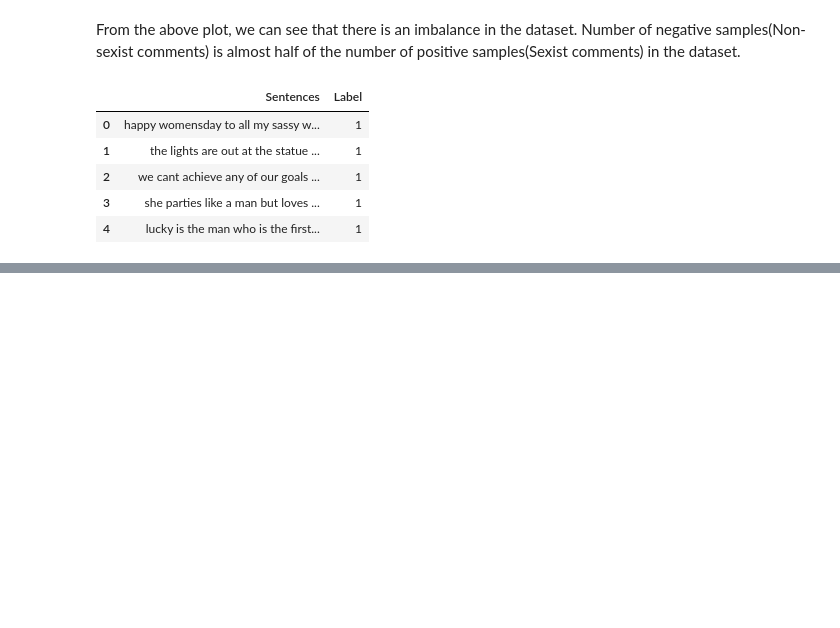
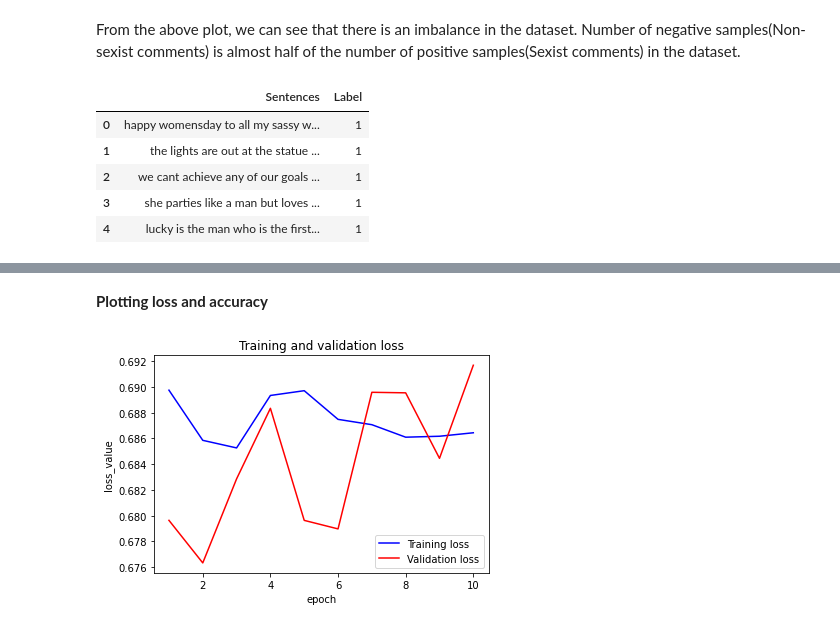
Before and after one commit to PadmajaVB/Sexist-Statement-Detection, a Jupyter notebook: SexistCommentDetection_Final.ipynb, the cells around one changed output, grey strips where cells are left out. Drawn from its saved outputs; the diff is of its cells as text; code cells hidden in the pictures; blank space fills up the shorter version.

```diff
--- a/SexistCommentDetection_Final.ipynb
+++ b/SexistCommentDetection_Final.ipynb
@@ -127,0 +682,14 @@ df.head()
+# %%
+def create_dataset(x,y):
+  ragged_x = tf.ragged.constant(x)
+  ragged_y = tf.ragged.constant(y)
+  dataset = tf.data.Dataset.from_tensor_slices((ragged_x,ragged_y))
+  dataset = dataset.shuffle(1000)
+  dataset = dataset.batch(32)
+  dataset = dataset.map(lambda x,y: (x.to_tensor(default_value=0, shape=[None, None]), y), num_parallel_calls=3)
+  dataset = dataset.prefetch(3)
+  return dataset
+# %%
+dataset_train = create_dataset(train_data, df_train["Label"])
+dataset_val = create_dataset(val_data, df_val["Label"])
+dataset_test = create_dataset(test_data, df_test["Label"])
@@ -127,0 +702,12 @@ df.head()
+# %%
+# baseline model
+
+Inputs=  tf.keras.layers.Input(shape=(None,))
+Embedding= tf.keras.layers.Embedding(vocab_size, 300)(Inputs)
+RNN_1= (tf.keras.layers.SimpleRNN(32, return_sequences=False))(Embedding)
+Dense= tf.keras.layers.Dense(1, activation= 'sigmoid')(RNN_1)
+model= tf.keras.Model(inputs= Inputs, outputs= Dense)
+model.compile(optimizer=tf.keras.optimizers.Adam(),
+                 loss=tf.losses.BinaryCrossentropy(),
+                 metrics=['accuracy'])
+model.summary()
@@ -127,0 +731,2 @@ df.head()
+# %%
+history= model.fit(dataset_train, epochs=10, validation_data = dataset_val)
@@ -127,0 +754,16 @@ df.head()
+# %% [markdown]
+**Plotting loss and accuracy**
+# %%
+loss = history.history['loss']
+epochs = range(1,len(loss)+1)
+val_loss = history.history['val_loss']
+plt.figure()
+plt.plot(epochs, loss, 'b', label='Training loss')
+plt.plot(epochs, val_loss, '-r', label='Validation loss')
+plt.title('Training and validation loss')
+plt.xlabel('epoch')
+plt.ylabel('loss_value')
+plt.legend()
+plt.show()
+# %% [output]
+[figure, added]
```
Also changed, not shown: parts of 122 cells of this notebook.
